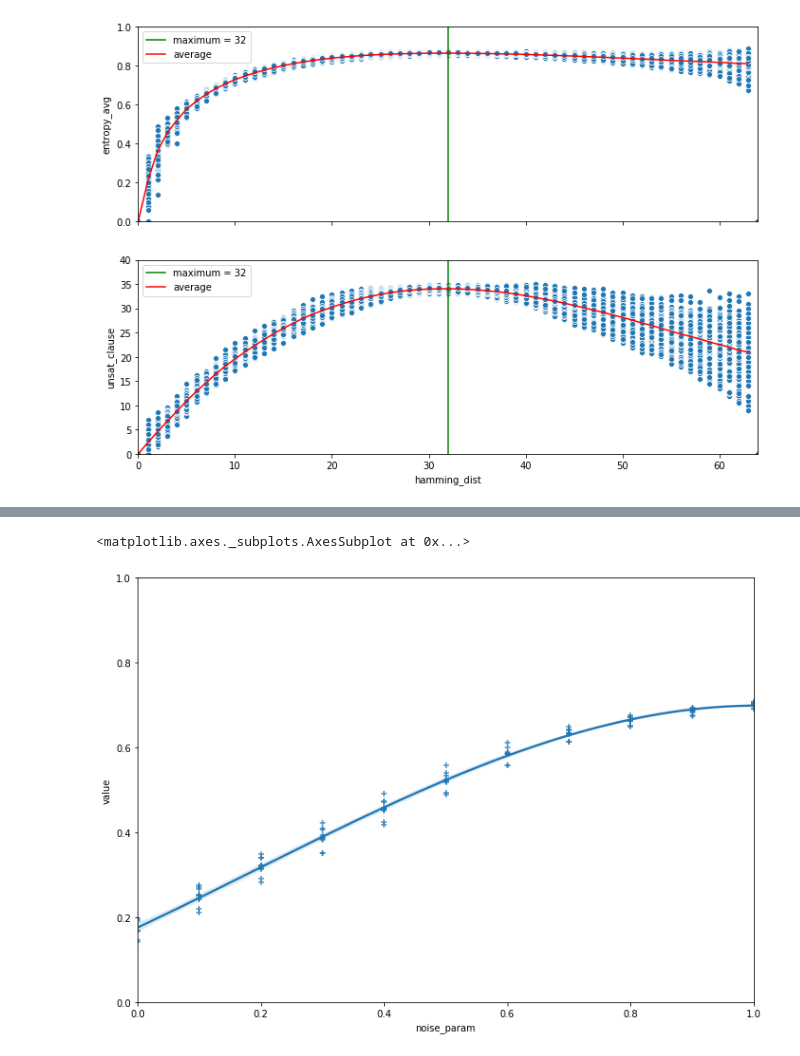
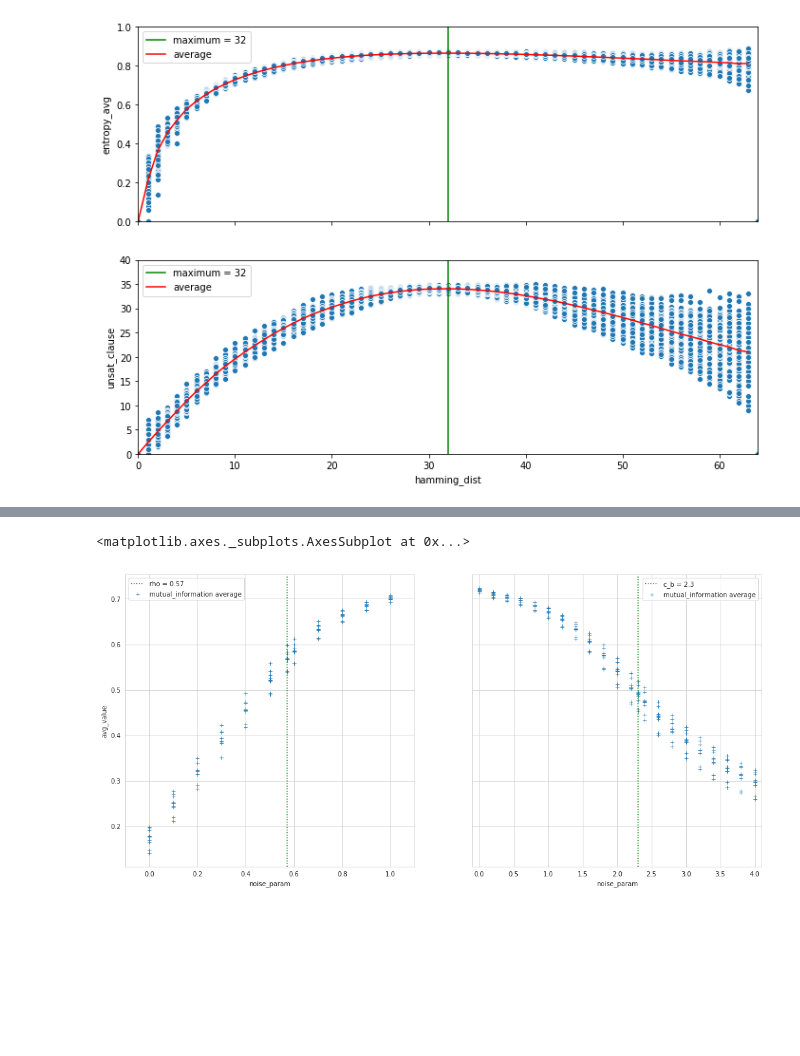
Before and after one commit to SRechenberger/Masterarbeit_Code, a Jupyter notebook: analysis.ipynb, the cells around one changed output, grey strips where cells are left out. Drawn from its saved outputs; the diff is of its cells as text; code cells hidden in the pictures; blank space fills up the shorter version.

```diff
--- a/analysis.ipynb
+++ b/analysis.ipynb
@@ -119,8 +95,0 @@ for value in ['average', 'latest']:
-# %%
-fig, ax = plt.subplots(figsize=a4_dims)
-ax.set_xlim([0,1])
-ax.set_ylim([0,1])
-sns.regplot(x='noise_param', y='value', data=df, order=4, marker='+')
-# %% [output]
-<matplotlib.axes._subplots.AxesSubplot at 0x...>
-[figure, removed]
@@ -126,0 +101,37 @@ sns.regplot(x='noise_param', y='value', data=df, order=4, marker='+')
+# %%
+df_ps = path_h.noise_param_to_path_entropy(
+    '/media/sf_VBoxshare/MasterarbeitDaten/ProbSAT',
+    f'{entropy}',
+    f'{value}'
+)
+# %%
+df_ws = path_h.noise_param_to_path_entropy(
+    '/media/sf_VBoxshare/MasterarbeitDaten/WalkSAT',
+    f'{entropy}',
+    f'{value}'
+)
+# %%
+a4_dims = (1.5*11.7, 8.27)
+fig, (ax_ws, ax_ps) = plt.subplots(1, 2, sharey=True, figsize=a4_dims)
+ax_ps.set_xlim([-0.1,4.1])
+ax_ws.set_xlim([-0.1,1.1])
+
+ax_ps.axvline(x=2.3, label=f'c_b = 2.3', color='g', linestyle=':')
+ax_ws.axvline(x=0.57, label=f'rho = 0.57', color='g', linestyle=':')
+
+sns.set_style("whitegrid")
+
+sns.scatterplot(
+    x='noise_param', y='avg_value', #, size='runtime',
+    data=df_ps,
+    marker='+', label=f'{entropy} {value}', ax=ax_ps,
+)
+
+sns.scatterplot(
+    x='noise_param', y='avg_value',#, size='runtime',
+    data=df_ws,
+    marker='+', label=f'{entropy} {value}', ax=ax_ws,
+)
+# %% [output]
+<matplotlib.axes._subplots.AxesSubplot at 0x...>
+[figure, added]
```
Also changed, not shown: parts of 8 cells of this notebook.
